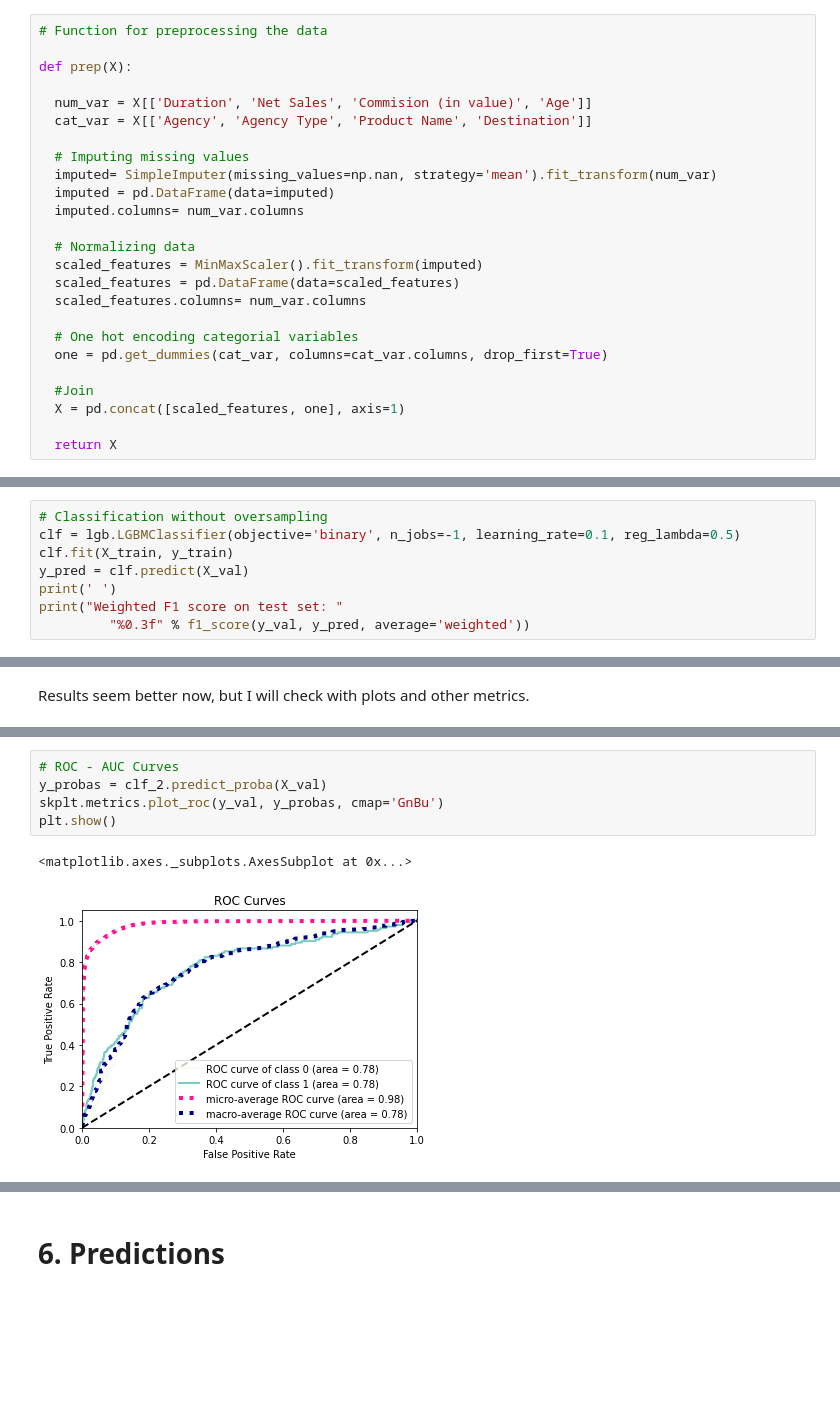
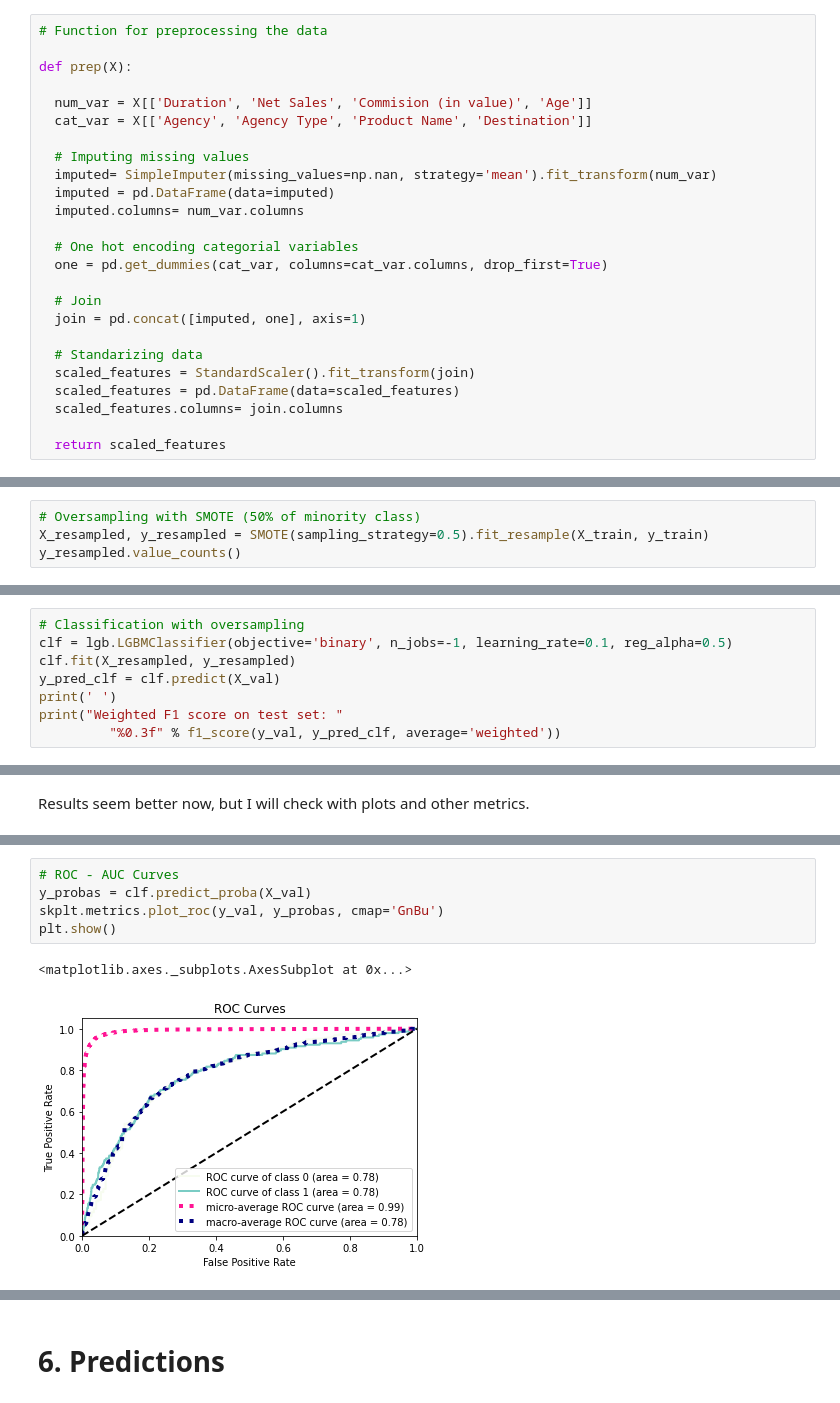
Before and after one commit to Camicb/Projects, a Jupyter notebook: Travel_Insurance_Claim_Prediction.ipynb, the cells around one changed output, grey strips where cells are left out. Drawn from its saved outputs; the diff is of its cells as text; blank space fills up the shorter version.

```diff
--- a/Travel_Insurance_Claim_Prediction.ipynb
+++ b/Travel_Insurance_Claim_Prediction.ipynb
@@ -222,18 +226,18 @@ def prep(X):
   imputed = pd.DataFrame(data=imputed)
   imputed.columns= num_var.columns
 
-  # Normalizing data
-  scaled_features = MinMaxScaler().fit_transform(imputed)
-  scaled_features = pd.DataFrame(data=scaled_features)
-  scaled_features.columns= num_var.columns
-
   # One hot encoding categorial variables
   one = pd.get_dummies(cat_var, columns=cat_var.columns, drop_first=True)
 
-  #Join
-  X = pd.concat([scaled_features, one], axis=1)
+  # Join
+  join = pd.concat([imputed, one], axis=1)
 
-  return X
+  # Standarizing data
+  scaled_features = StandardScaler().fit_transform(join)
+  scaled_features = pd.DataFrame(data=scaled_features)
+  scaled_features.columns= join.columns
+
+  return scaled_features
 # %%
 # Spliting data into training and validation datasets
 
@@ -260,3 +263,7 @@ I will use LightGBM as classifier. I will test the model with and without oversa
 import re
 X_train = X_train.rename(columns = lambda x:re.sub('[^A-Za-z0-9_]+', '', x))
 X_test = X_train.rename(columns = lambda x:re.sub('[^A-Za-z0-9_]+', '', x))
+# %%
+# Oversampling with SMOTE (50% of minority class)
+X_resampled, y_resampled = SMOTE(sampling_strategy=0.5).fit_resample(X_train, y_train)
+y_resampled.value_counts()
@@ -263,9 +274,9 @@ X_test = X_train.rename(columns = lambda x:re.sub('[^A-Za-z0-9_]+', '', x))
 # %%
-# Classification without oversampling
-clf = lgb.LGBMClassifier(objective='binary', n_jobs=-1, learning_rate=0.1, reg_lambda=0.5)
-clf.fit(X_train, y_train)
-y_pred = clf.predict(X_val)
+# Classification with oversampling
+clf = lgb.LGBMClassifier(objective='binary', n_jobs=-1, learning_rate=0.1, reg_alpha=0.5)
+clf.fit(X_resampled, y_resampled)
+y_pred_clf = clf.predict(X_val)
 print(' ')
 print("Weighted F1 score on test set: "
-         "%0.3f" % f1_score(y_val, y_pred, average='weighted'))
+         "%0.3f" % f1_score(y_val, y_pred_clf, average='weighted'))
 # %% [output]
@@ -335,11 +312,11 @@ array([[0.92063821, 0.06464981],
 # %%
 # ROC - AUC Curves
-y_probas = clf_2.predict_proba(X_val)
+y_probas = clf.predict_proba(X_val)
 skplt.metrics.plot_roc(y_val, y_probas, cmap='GnBu')
 plt.show()
 # %% [output]
 <matplotlib.axes._subplots.AxesSubplot at 0x...>
-[figure, old version]
+[figure, new version]
 # %%
 # Precision - recall curve
 skplt.metrics.plot_precision_recall(y_val, y_probas)
```
Also changed, not shown: parts of 29 cells of this notebook.
